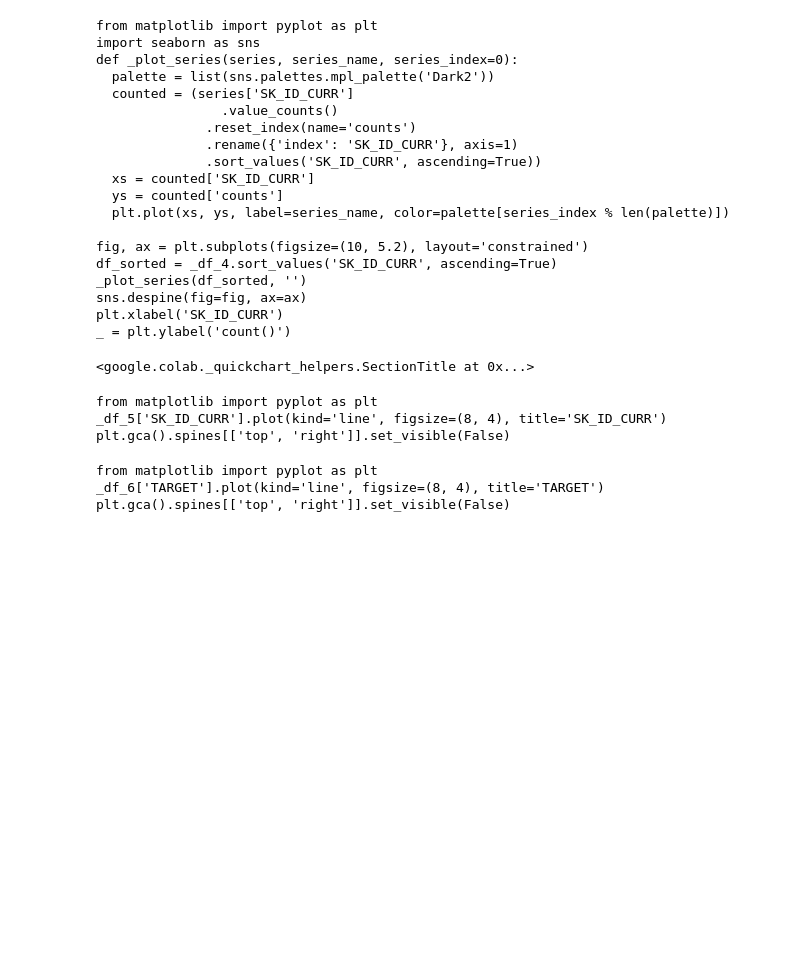
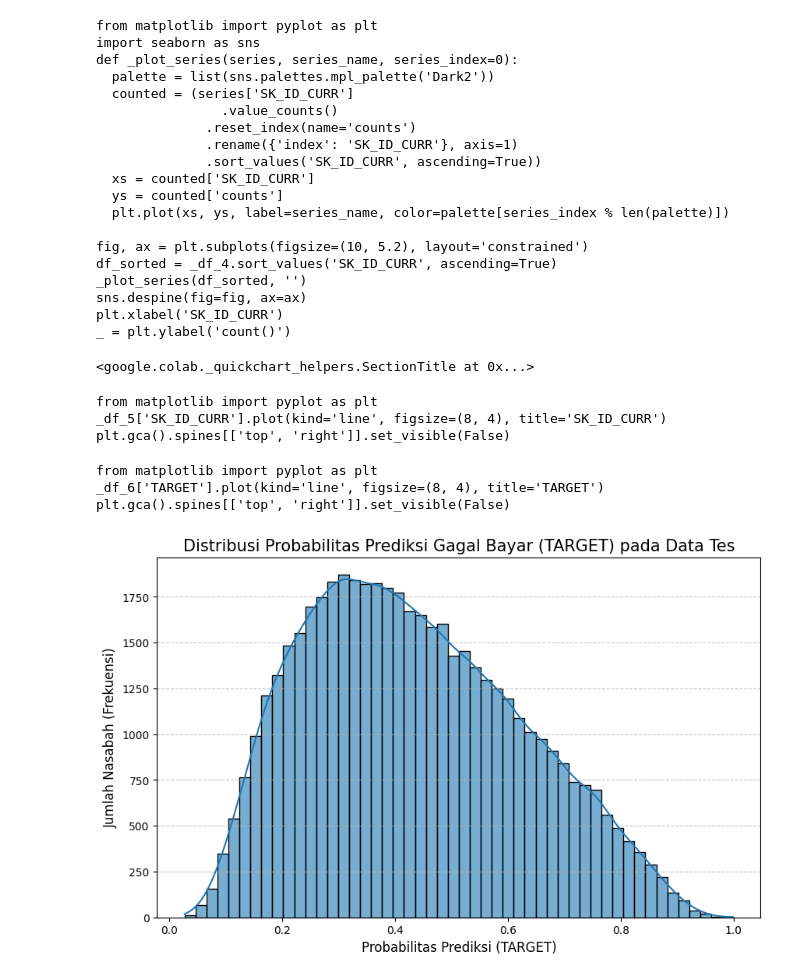
Before and after one commit to ikfalmahendra/Final-Task-Home-Credit-Ikfal-Mahendra, a Jupyter notebook: Untitled1 (1).ipynb, the cells around one changed output. Drawn from its saved outputs; the diff is of its cells as text; code cells hidden in the pictures; blank space fills up the shorter version.

```diff
--- a/Untitled1 (1).ipynb
+++ b/Untitled1 (1).ipynb
@@ -821,3 +821,24 @@ plt.gca().spines[['top', 'right']].set_visible(False)
 from matplotlib import pyplot as plt
 _df_6['TARGET'].plot(kind='line', figsize=(8, 4), title='TARGET')
 plt.gca().spines[['top', 'right']].set_visible(False)
+# %%
+import matplotlib.pyplot as plt
+import seaborn as sns
+
+# Atur ukuran gambar
+plt.figure(figsize=(10, 6))
+
+# Buat histogram dengan density plot (KDE)
+# Kita akan melihat kolom 'TARGET' dari DataFrame 'submission' Anda
+sns.histplot(data=submission, x='TARGET', kde=True, bins=50, alpha=0.6)
+
+# Beri judul dan label
+plt.title('Distribusi Probabilitas Prediksi Gagal Bayar (TARGET) pada Data Tes', fontsize=15)
+plt.xlabel('Probabilitas Prediksi (TARGET)', fontsize=12)
+plt.ylabel('Jumlah Nasabah (Frekuensi)', fontsize=12)
+plt.grid(axis='y', linestyle='--', alpha=0.7)
+
+# Tampilkan grafiknya
+plt.show()
+# %% [output]
+[figure, added]
```
